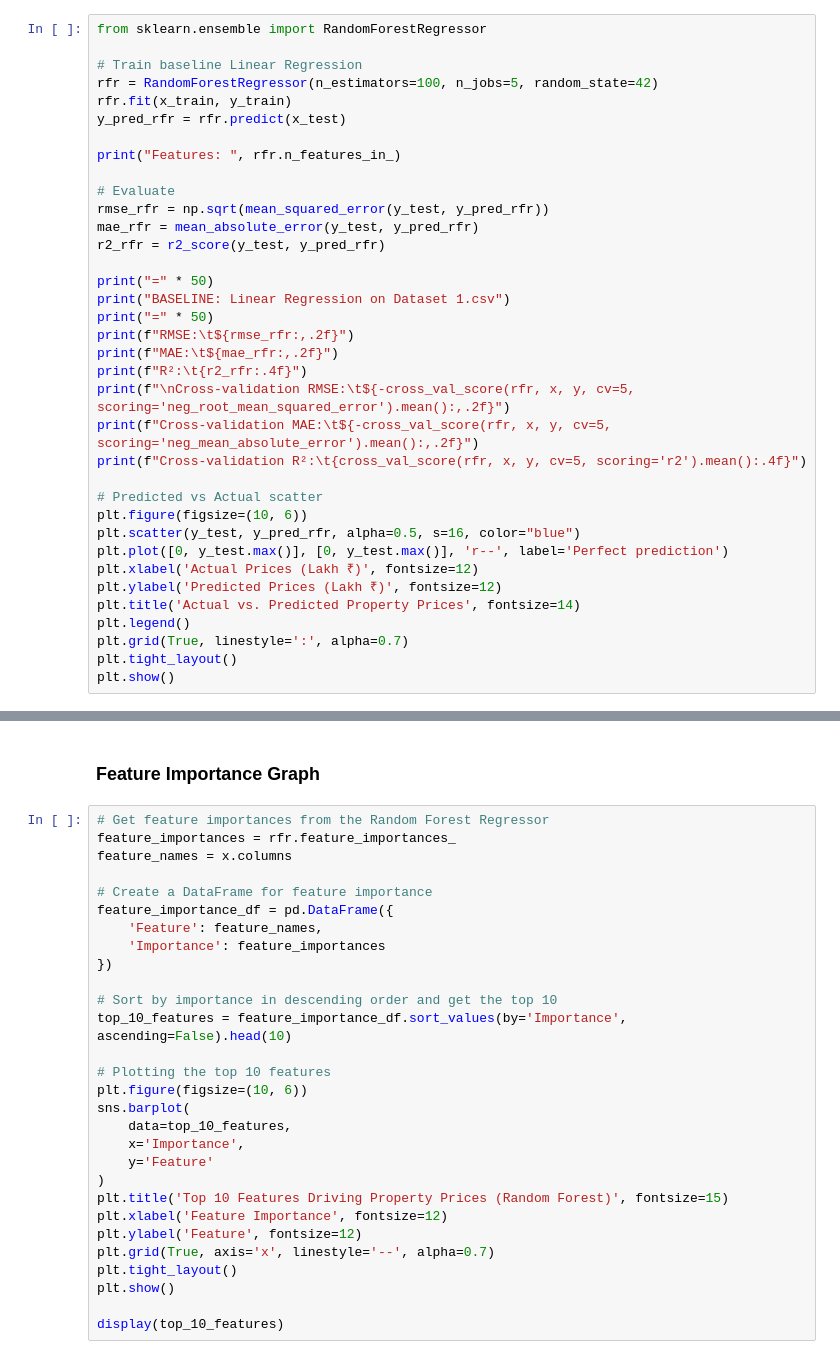
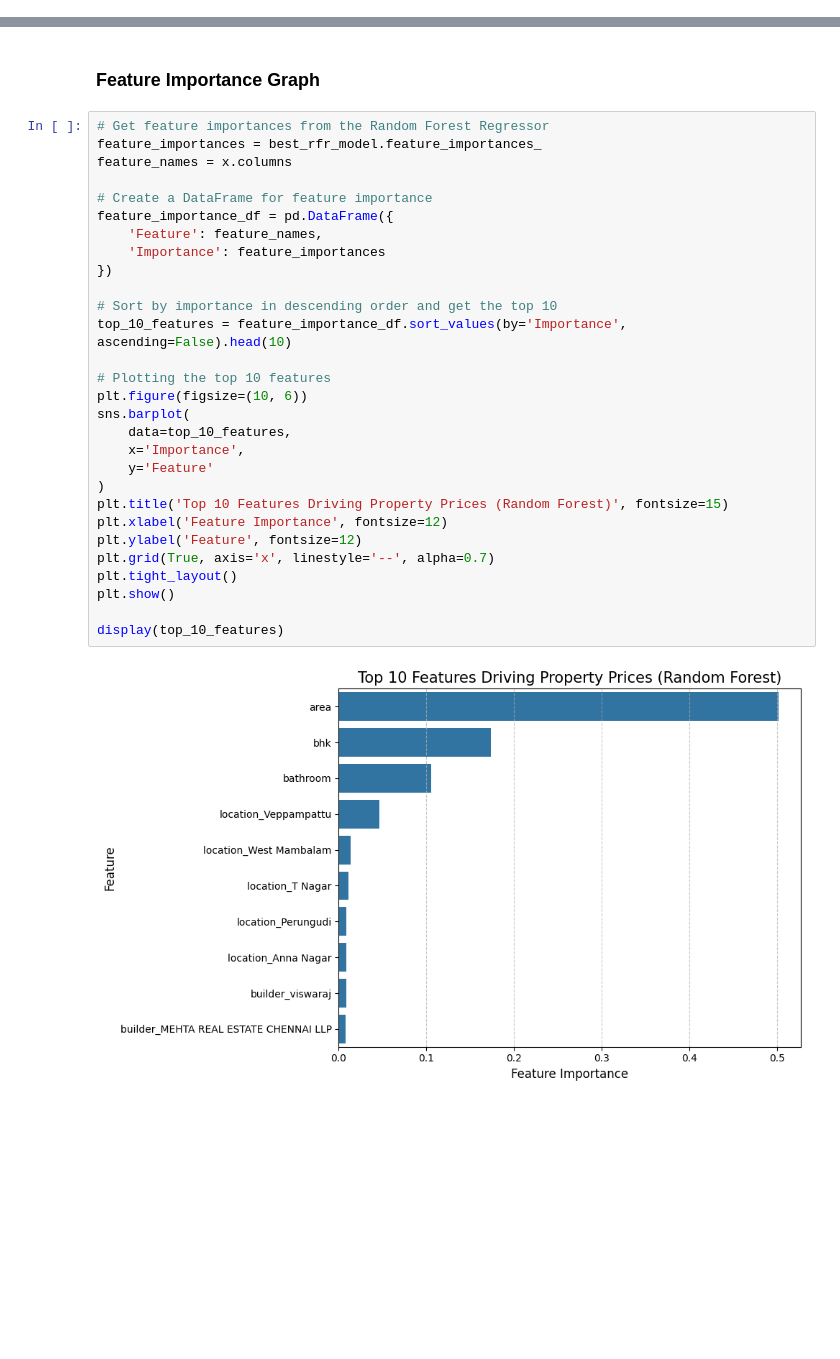
Before and after one commit to FishyFoshy/COMP3608-Project, a Jupyter notebook: Dataset_2.ipynb, the cells around one changed output, grey strips where cells are left out. Cells and saved outputs as stored; diff of their text form; blank space fills up the shorter version.

```diff
--- a/Dataset_2.ipynb
+++ b/Dataset_2.ipynb
@@ -141,39 +234,3 @@ The model then became dependent on these two features to make predictions on hig
 Therefore the core problems with the linear regression model for this dataset is the massive error at the top. In statistics you would remedy this with a log transformation. This "squishes" the data closer together and may allow the model to become less reliant on the real estate corporations themselves to predict the value of the house. Additionally a non linear model like RF or even a NN may help at the cost of increased computing cost. Additionally you could even go as far to sort the houses into groups(price ranges) and have the model focus on sorting the houses into these price ranges which should reduce the noise.
 # %% [markdown]
 ### Random Forest Regressor on Dataset 2
-# %%
-from sklearn.ensemble import RandomForestRegressor
-
-# Train baseline Linear Regression
-rfr = RandomForestRegressor(n_estimators=100, n_jobs=5, random_state=42)
-rfr.fit(x_train, y_train)
-y_pred_rfr = rfr.predict(x_test)
-
-print("Features: ", rfr.n_features_in_)
-
-# Evaluate
-rmse_rfr = np.sqrt(mean_squared_error(y_test, y_pred_rfr))
-mae_rfr = mean_absolute_error(y_test, y_pred_rfr)
-r2_rfr = r2_score(y_test, y_pred_rfr)
-
-print("=" * 50)
-print("BASELINE: Linear Regression on Dataset 1.csv")
-print("=" * 50)
-print(f"RMSE:\t${rmse_rfr:,.2f}")
-print(f"MAE:\t${mae_rfr:,.2f}")
-print(f"R²:\t{r2_rfr:.4f}")
-print(f"\nCross-validation RMSE:\t${-cross_val_score(rfr, x, y, cv=5, scoring='neg_root_mean_squared_error').mean():,.2f}")
-print(f"Cross-validation MAE:\t${-cross_val_score(rfr, x, y, cv=5, scoring='neg_mean_absolute_error').mean():,.2f}")
-print(f"Cross-validation R²:\t{cross_val_score(rfr, x, y, cv=5, scoring='r2').mean():.4f}")
-
-# Predicted vs Actual scatter
-plt.figure(figsize=(10, 6))
-plt.scatter(y_test, y_pred_rfr, alpha=0.5, s=16, color="blue")
-plt.plot([0, y_test.max()], [0, y_test.max()], 'r--', label='Perfect prediction')
-plt.xlabel('Actual Prices (Lakh ₹)', fontsize=12)
-plt.ylabel('Predicted Prices (Lakh ₹)', fontsize=12)
-plt.title('Actual vs. Predicted Property Prices', fontsize=14)
-plt.legend()
-plt.grid(True, linestyle=':', alpha=0.7)
-plt.tight_layout()
-plt.show()
@@ -181,30 +328,32 @@ plt.show()
 ### Feature Importance Graph
 # %%
 # Get feature importances from the Random Forest Regressor
-feature_importances = rfr.feature_importances_
+feature_importances = best_rfr_model.feature_importances_
 feature_names = x.columns
 
 # Create a DataFrame for feature importance
 feature_importance_df = pd.DataFrame({
     'Feature': feature_names,
     'Importance': feature_importances
 })
 
 # Sort by importance in descending order and get the top 10
 top_10_features = feature_importance_df.sort_values(by='Importance', ascending=False).head(10)
 
 # Plotting the top 10 features
 plt.figure(figsize=(10, 6))
 sns.barplot(
     data=top_10_features,
     x='Importance',
     y='Feature'
 )
 plt.title('Top 10 Features Driving Property Prices (Random Forest)', fontsize=15)
 plt.xlabel('Feature Importance', fontsize=12)
 plt.ylabel('Feature', fontsize=12)
 plt.grid(True, axis='x', linestyle='--', alpha=0.7)
 plt.tight_layout()
 plt.show()
 
 display(top_10_features)
+# %% [output]
+[figure, added]
```
Also changed, not shown: parts of 7 cells of this notebook.
